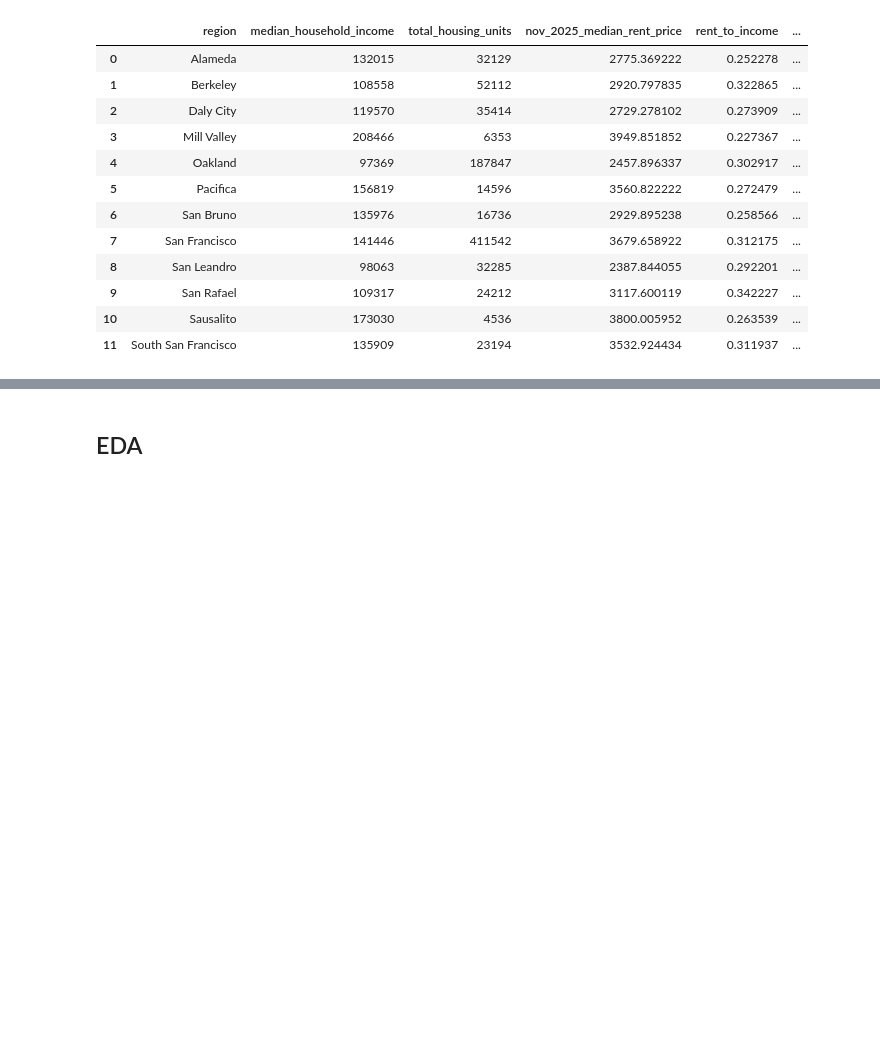
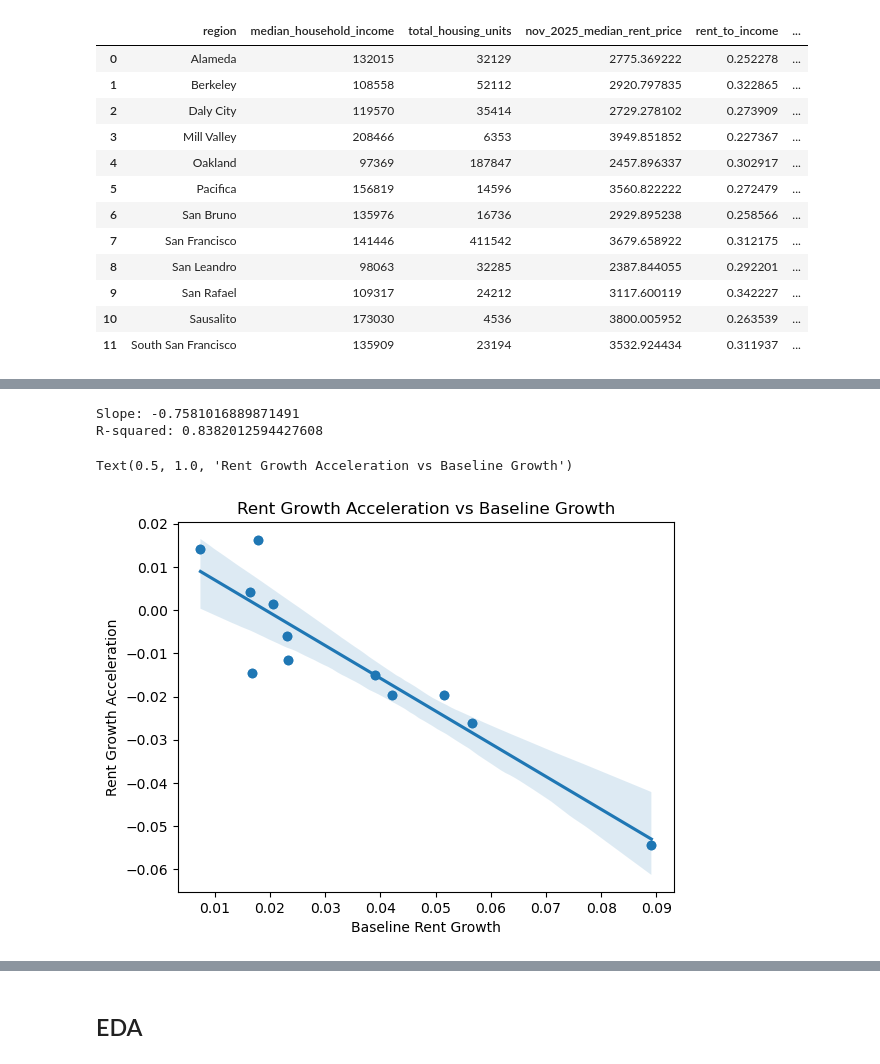
Before and after one commit to jagresti/remote-work-housing, a Jupyter notebook: city_data.ipynb, the cells around one changed output, grey strips where cells are left out. Saved outputs shown, nothing was run; the diff lists cells and outputs as text; code cells hidden in the pictures; blank space fills up the shorter version.

```diff
--- a/city_data.ipynb
+++ b/city_data.ipynb
@@ -512,0 +561,21 @@ master
+# %%
+slope = model.params['baseline_growth']
+r2 = model.rsquared
+
+print(f'Slope: {slope}')
+print(f'R-squared: {r2}')
+
+#slope: a slope of -0.758 indicates that a one percentage point increase in baseline rent growth is associated with a 0.758 percentage point decrease in rent growth acceleration
+#r2: measures how well a regression model's predictions fit the actual data (0= no fit, 1 = perfect fit)
+# %% [output]
+Slope: -0.7581016889871491
+R-squared: 0.8382012594427608
+# %%
+plt.scatter(master['baseline_growth'], master['rent_growth_acceleration'])
+sns.regplot(x='baseline_growth', y='rent_growth_acceleration', data=master)
+plt.xlabel('Baseline Rent Growth')
+plt.ylabel('Rent Growth Acceleration')
+plt.title('Rent Growth Acceleration vs Baseline Growth')
+# %% [output]
+Text(0.5, 1.0, 'Rent Growth Acceleration vs Baseline Growth')
+[figure, added]
```
Also changed, not shown: parts of 10 cells of this notebook, 2 other files.
